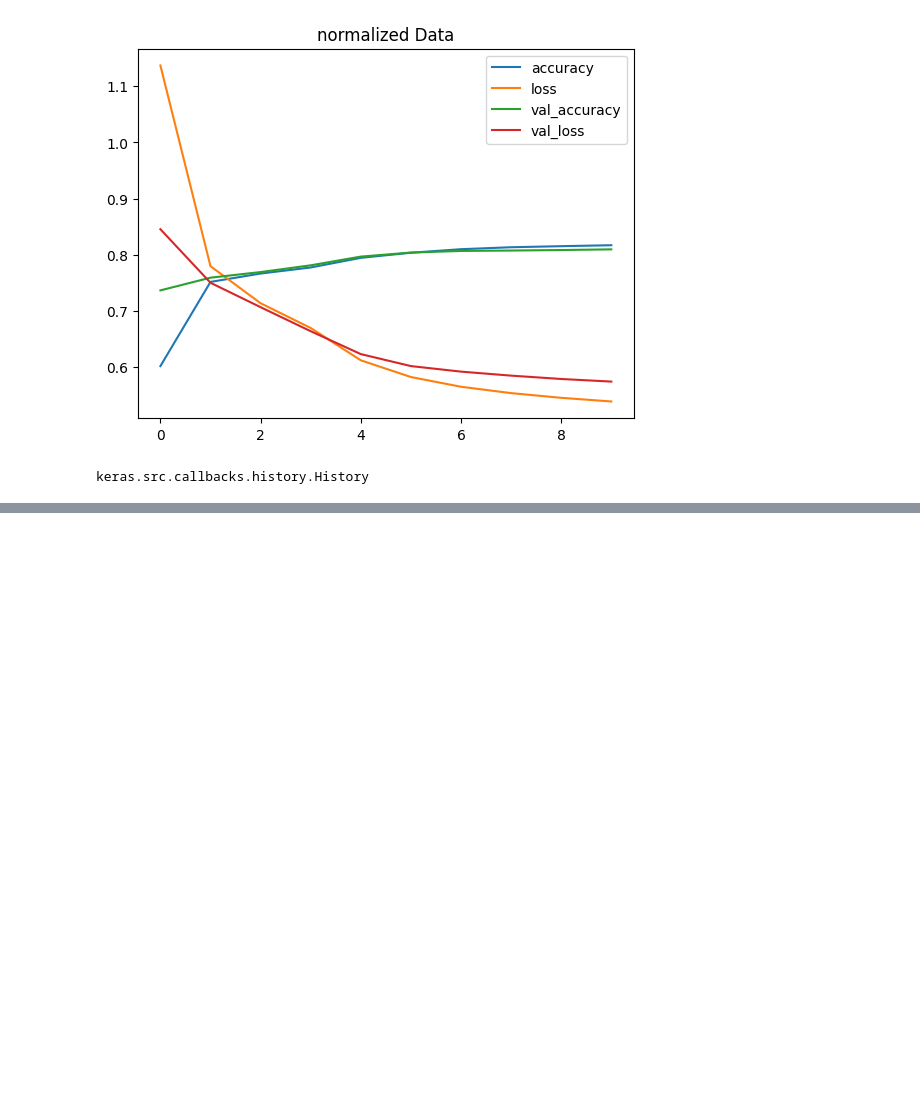
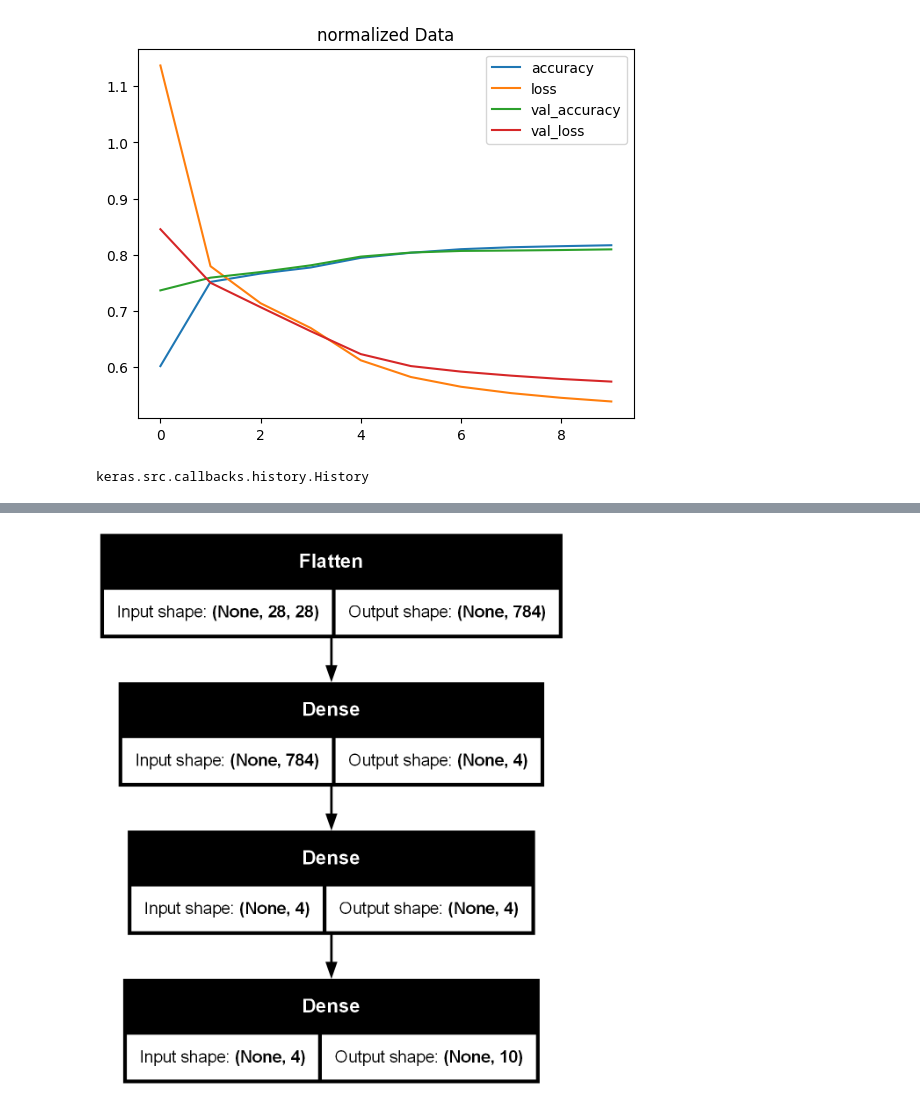
Before and after one commit to kurumbus/tensorflow-training, a Jupyter notebook: multiclass-classification.ipynb, the cells around one changed output, grey strips where cells are left out. Cells and saved outputs as stored; diff of their text form; code cells hidden in the pictures; blank space fills up the shorter version.

```diff
--- a/multiclass-classification.ipynb
+++ b/multiclass-classification.ipynb
@@ -199,0 +453,6 @@ keras.src.callbacks.history.History
+# %%
+from tensorflow.keras.utils import plot_model
+
+plot_model(model_14, show_shapes=True,)
+# %% [output]
+[figure, added]
```
Also changed, not shown: parts of 14 cells of this notebook, 3 other files.
